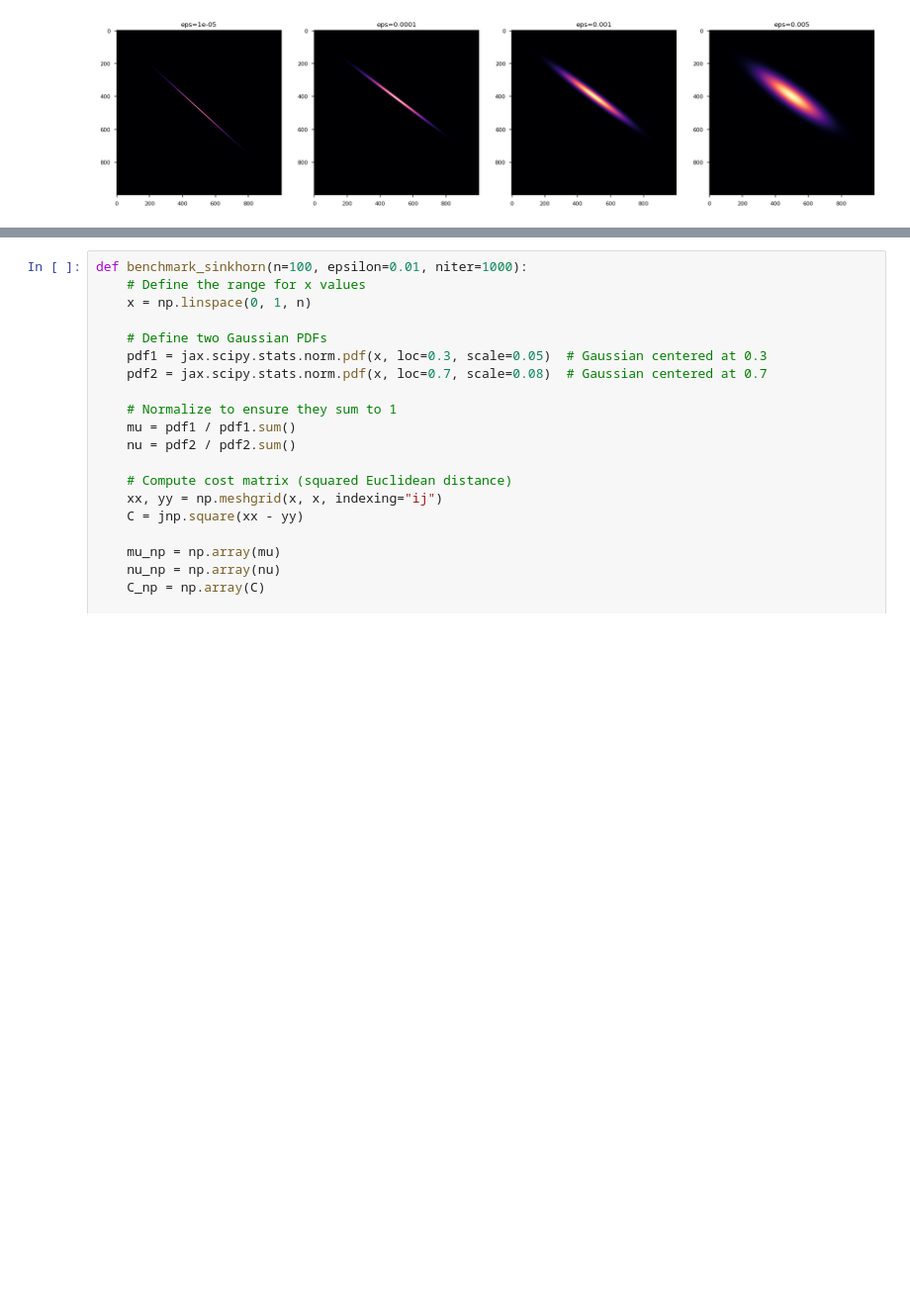
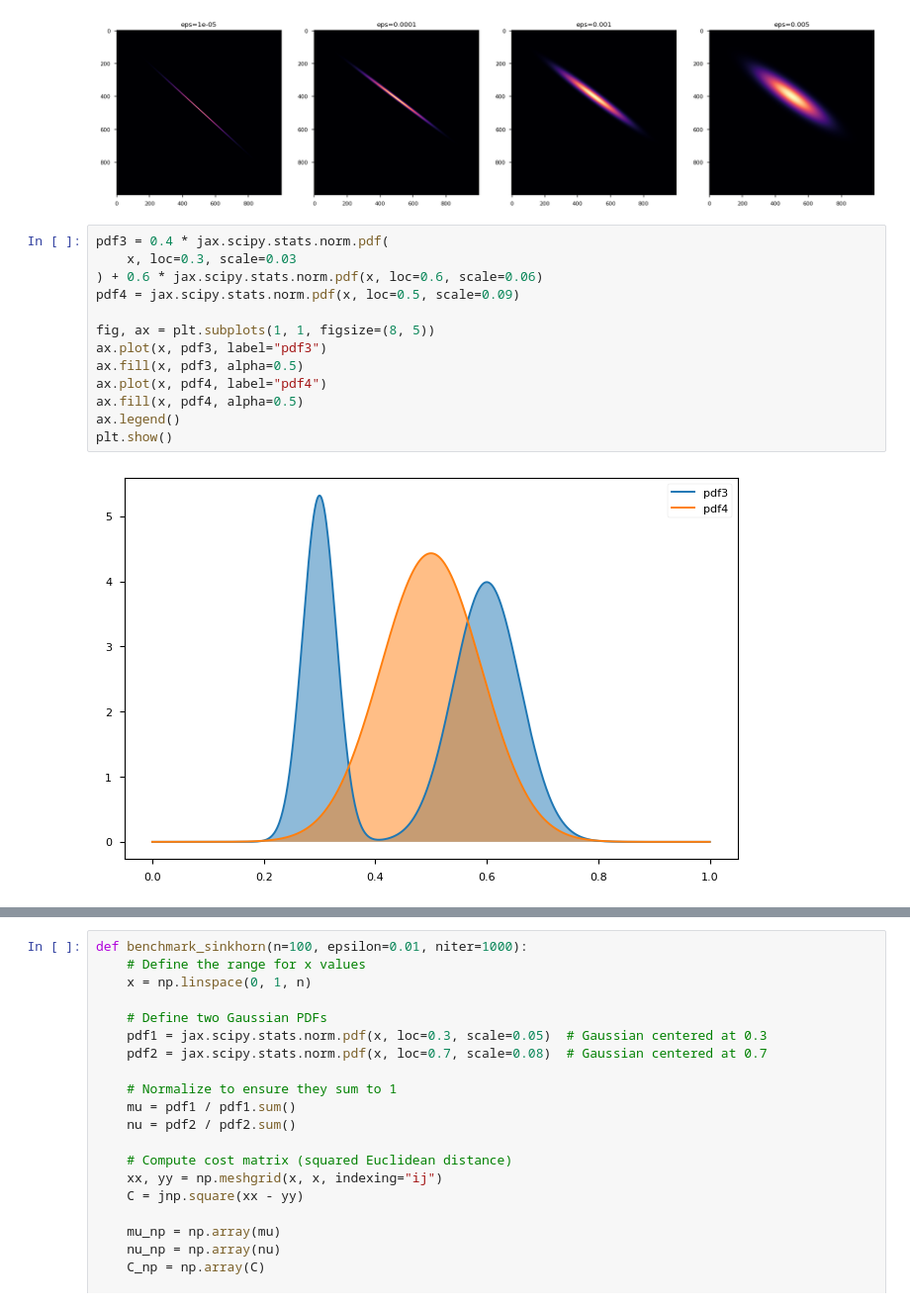
Before and after one commit to aipyth/optimal-transport, a Jupyter notebook: methods/sinkhorn/sinkhorn.ipynb, the cells around one changed output, grey strips where cells are left out. Shown at 99% size. Saved outputs shown, nothing was run; the diff lists cells and outputs as text; blank space fills up the shorter version.

```diff
--- a/methods/sinkhorn/sinkhorn.ipynb
+++ b/methods/sinkhorn/sinkhorn.ipynb
@@ -265,3 +267,18 @@ for i, sol in enumerate(sols):
 plt.show()
 # %% [output]
 [figure]
+# %%
+pdf3 = 0.4 * jax.scipy.stats.norm.pdf(
+    x, loc=0.3, scale=0.03
+) + 0.6 * jax.scipy.stats.norm.pdf(x, loc=0.6, scale=0.06)
+pdf4 = jax.scipy.stats.norm.pdf(x, loc=0.5, scale=0.09)
+
+fig, ax = plt.subplots(1, 1, figsize=(8, 5))
+ax.plot(x, pdf3, label="pdf3")
+ax.fill(x, pdf3, alpha=0.5)
+ax.plot(x, pdf4, label="pdf4")
+ax.fill(x, pdf4, alpha=0.5)
+ax.legend()
+plt.show()
+# %% [output]
+[figure, added]
```
Also changed, not shown: parts of 5 cells of this notebook.
